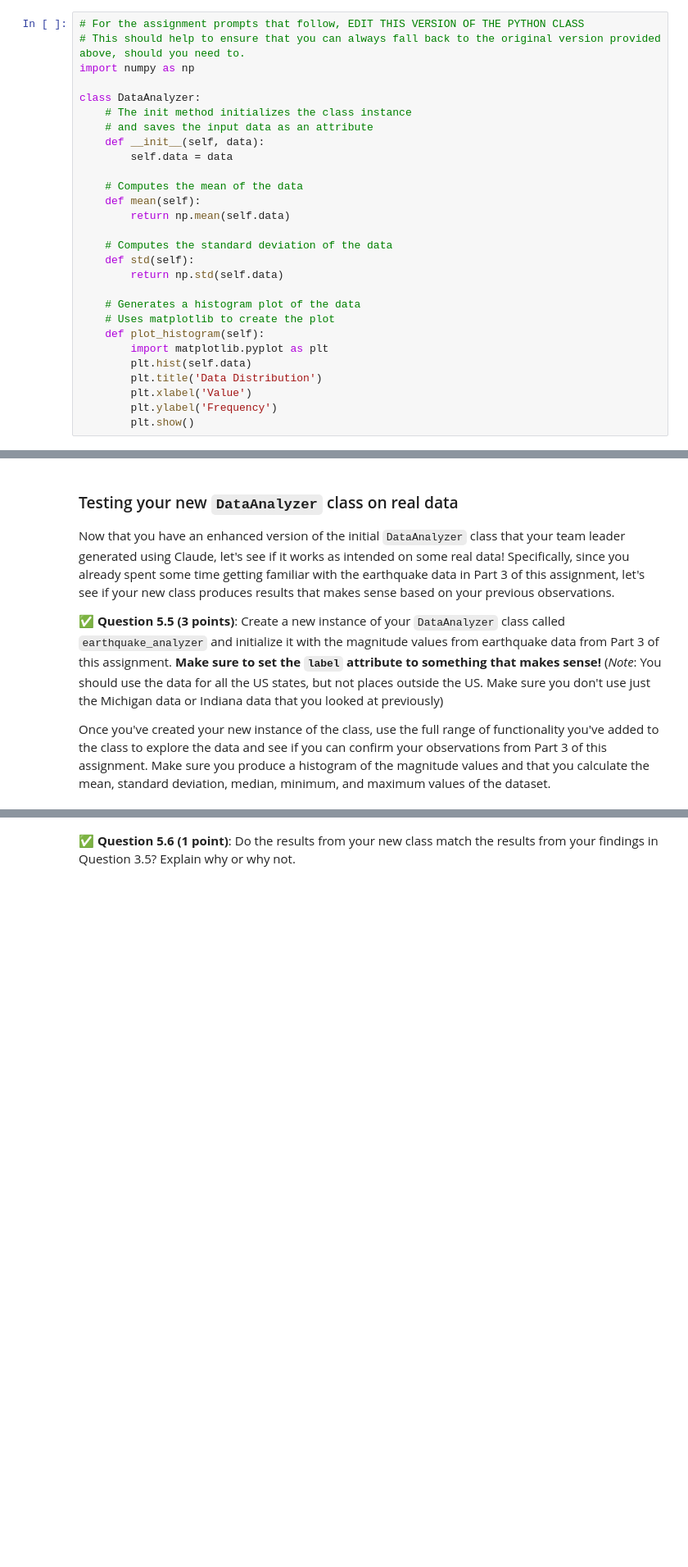
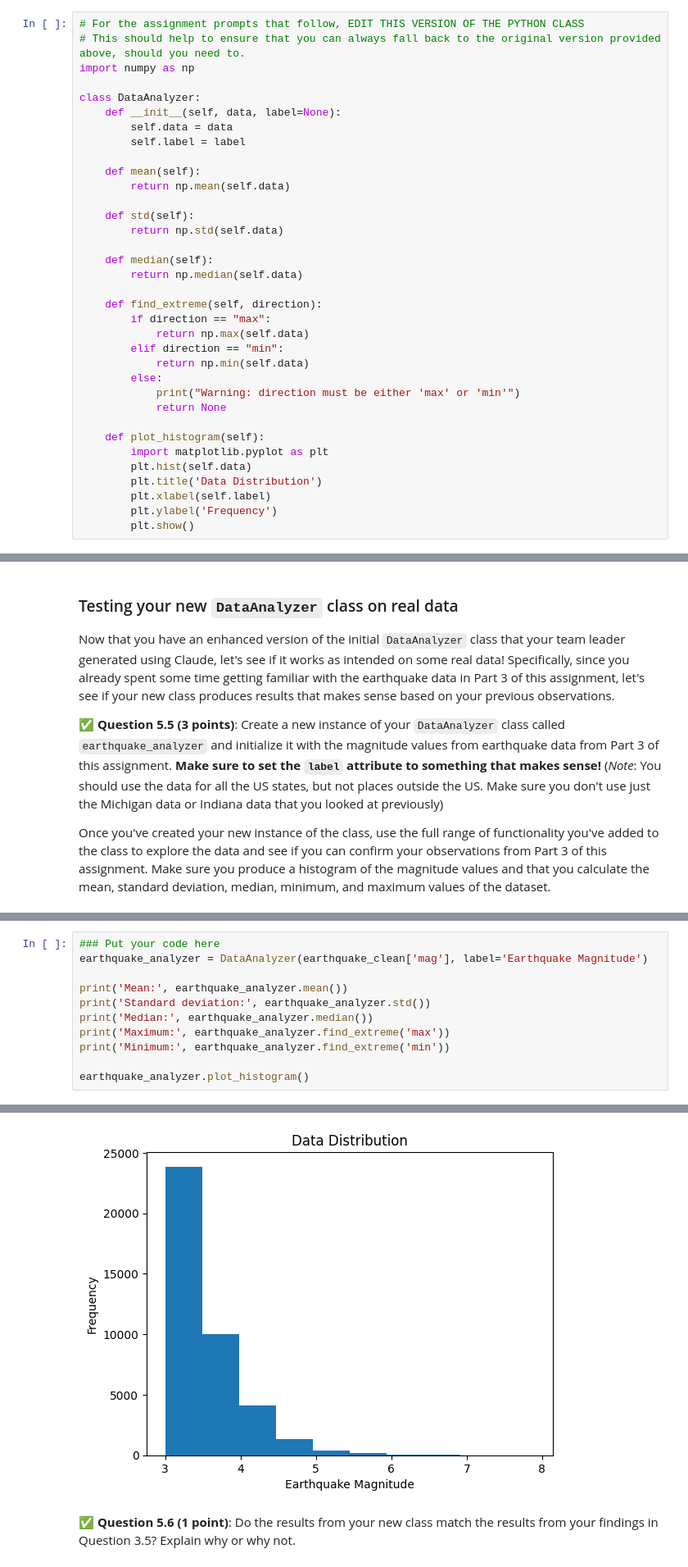
Before and after one commit to orioldom/CMSE202-f25-turnin, a Jupyter notebook: hw-01/HW-01_GitPracticeDebuggingPythonPackagesAndClasses-STUDENT.ipynb, the cells around one changed output, grey strips where cells are left out. Shown at 82% size. Saved outputs shown, nothing was run; the diff lists cells and outputs as text; blank space fills up the shorter version.

```diff
--- a/hw-01/HW-01_GitPracticeDebuggingPythonPackagesAndClasses-STUDENT.ipynb
+++ b/hw-01/HW-01_GitPracticeDebuggingPythonPackagesAndClasses-STUDENT.ipynb
@@ -660,26 +664,33 @@ _<font color="red">Note</font>_: Feel free to experiment with HiTA or one of the
 import numpy as np
 
 class DataAnalyzer:
-    # The init method initializes the class instance
-    # and saves the input data as an attribute
-    def __init__(self, data):
+    def __init__(self, data, label=None):
         self.data = data
+        self.label = label
 
-    # Computes the mean of the data
     def mean(self):
         return np.mean(self.data)
 
-    # Computes the standard deviation of the data
     def std(self):
         return np.std(self.data)
 
-    # Generates a histogram plot of the data
-    # Uses matplotlib to create the plot
+    def median(self):
+        return np.median(self.data)
+
+    def find_extreme(self, direction):
+        if direction == "max":
+            return np.max(self.data)
+        elif direction == "min":
+            return np.min(self.data)
+        else:
+            print("Warning: direction must be either 'max' or 'min'")
+            return None
+
     def plot_histogram(self):
         import matplotlib.pyplot as plt
         plt.hist(self.data)
         plt.title('Data Distribution')
-        plt.xlabel('Value')
+        plt.xlabel(self.label)
         plt.ylabel('Frequency')
         plt.show()
 # %% [markdown]
@@ -741,0 +765,12 @@ Once you've created your new instance of the class, use the full range of functi
+# %%
+### Put your code here
+earthquake_analyzer = DataAnalyzer(earthquake_clean['mag'], label='Earthquake Magnitude')
+
+print('Mean:', earthquake_analyzer.mean())
+print('Standard deviation:', earthquake_analyzer.std())
+print('Median:', earthquake_analyzer.median())
+print('Maximum:', earthquake_analyzer.find_extreme('max'))
+print('Minimum:', earthquake_analyzer.find_extreme('min'))
+
+earthquake_analyzer.plot_histogram()
+# %% [output]
@@ -742,3 +782,4 @@ Once you've created your new instance of the class, use the full range of functi
+[figure, added]
 # %% [markdown]
 &#9989; **Question 5.6 (1 point)**:  Do the results from your new class match the results from your findings in Question 3.5? Explain why or why not.
 # %% [markdown]
```
Also changed, not shown: parts of 7 cells of this notebook.
